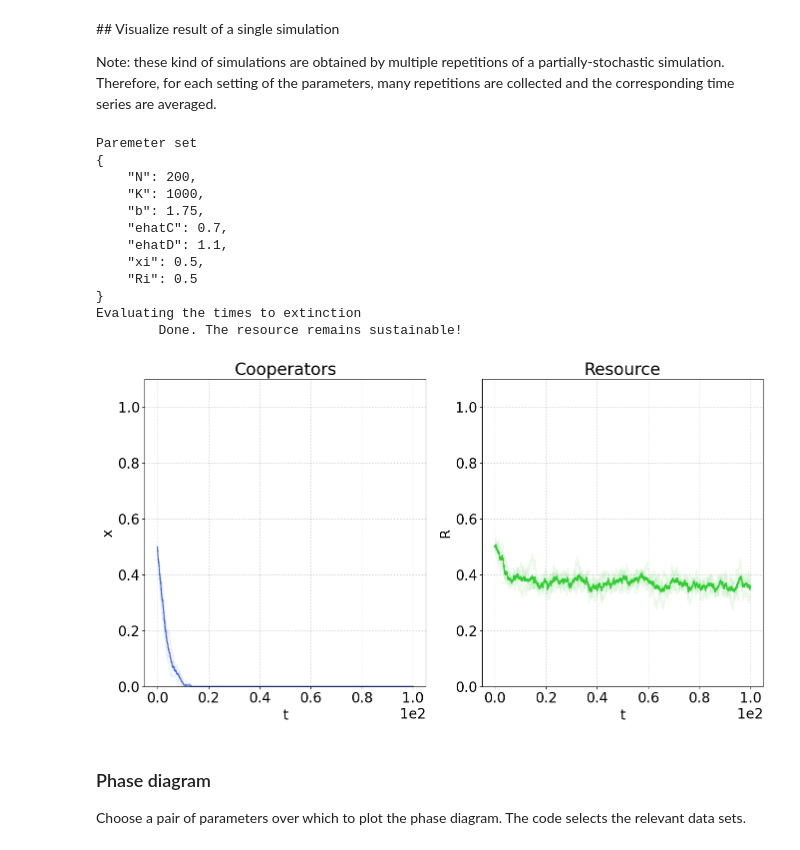
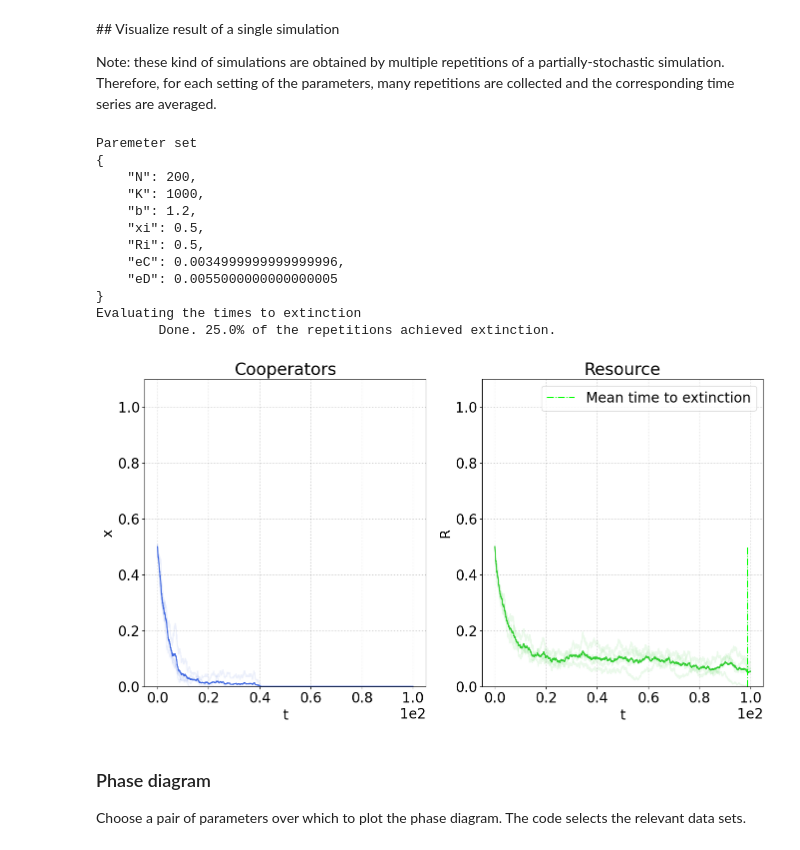
Before and after one commit to fabiomngzz/CPRSustainability, a Jupyter notebook: CPRSust_stochastic_dataAnalysis.ipynb, the cells around one changed output. Drawn from its saved outputs; the diff is of its cells as text; code cells hidden in the pictures.

```diff
--- a/CPRSust_stochastic_dataAnalysis.ipynb
+++ b/CPRSust_stochastic_dataAnalysis.ipynb
@@ -153,9 +155,9 @@ Choose a pair of parameters over which to plot the phase diagram. The code selec
 # %%
 if dataObj_MF:
     # Pair of parameters over which to build the PD
-    PDParamLabels_MF = ['b','ehatD']
+    PDParamLabels_MF = ['b','eD']
 
-    paramsGenericDict_MF = copy.copy(paramsDictVis_MF)
+    paramsGenericDict_MF = dataObj_MF[0][paramsLabel]
 
     # Object of blocked parameters
     fixedParams_MF = {k:v for k,v in paramsGenericDict_MF.items() if k not in PDParamLabels_MF}
@@ -173,9 +175,12 @@ if dataObj_MF:
     tExt_MF = []
     for obj in dataObjPD_MF:
         paramsAll = obj[paramsLabel]
-        param1PD = paramsAll[PDParamLabels_MF[0]]
-        param2PD = paramsAll[PDParamLabels_MF[1]]
-        paramsPDGrid.append({k: v for k,v in zip(PDParamLabels_MF,[param1PD,param2PD])})
+        #paramsAll = modifyExtractionRatesDictEntry(paramsAll)
+        paramsPD = [paramsAll[PDParamLabels_MF[0]],paramsAll[PDParamLabels_MF[1]]]
+        for i, l in enumerate(PDParamLabels_MF):
+            if l.startswith('e'):
+                paramsPD[i] = rescaleExtractionRate(paramsGenericDict_MF['N'], paramsPD[i])
+        paramsPDGrid.append({k: v for k,v in zip(PDParamLabels_MF,paramsPD)})
 
         t = obj[seriesLabel]['time']
         x = obj[seriesLabel]['cooperators']
@@ -247,16 +244,7 @@ if dataObj_detRes and visSingle_detRes:
         print(f'\tDone. {tExtObj_detRes['fraction']*100}% of the repetitions achieved extinction.')
 
     # Build a context object for evaluating the interpolating time series
-    contextVis_detRes = copy.copy(paramsDictVis_detRes)
-    contextVis_detRes['nodeStates'] = nodeStates
-    contextVis_detRes['R'] = dataObj_MF[idxVis_detRes][seriesLabel]['resource'][0]
-    xiVis_detRes = dataObj_MF[idxVis_detRes][seriesLabel]['cooperators'][0]
-    NVis_detRes = paramsDictVis_detRes['N']
-    zVis_detRes = np.zeros(NVis_detRes,dtype=int)
-    zVis_detRes[0:int(NVis_detRes*paramsDictVis_detRes['xi'])] = setVec(zVis_detRes[0:int(NVis_detRes*paramsDictVis_detRes['xi'])],nodeStates[2])
-    zVis_detRes[int(NVis_detRes*paramsDictVis_detRes['xi']):NVis_detRes] = setVec(zVis_detRes[int(NVis_detRes*paramsDictVis_detRes['xi']):NVis_detRes],nodeStates[3])
-    contextVis_detRes['varVec'] = zVis_detRes
-    contextVis_detRes = paramsDictVis_detRes | contextVis_detRes
+    contextVis_detRes = rebuildContext(nodeStates,dataObj_detRes[idxVis_detRes])
 
     # Calculate averages
     if all(len(obj['time']) == 1 for obj in seriesObjVis_detRes):
@@ -433,7 +417,7 @@ Note: these kind of simulations are obtained by multiple repetitions of a partia
 visSingle_stocRes = True
 
 if dataObj_stocRes and visSingle_stocRes:
-    idxVis_stocRes = 0
+    idxVis_stocRes = -1
 
     paramsDictVis_stocRes = dataObj_stocRes[idxVis_stocRes][paramsLabel]
     print('Paremeter set')
@@ -448,20 +432,7 @@ if dataObj_stocRes and visSingle_stocRes:
         print(f'\tDone. {tExtObj_stocRes['fraction']*100}% of the repetitions achieved extinction.')
 
     # Build a context object for evaluating the interpolating time series
-    contextVis_stocRes = copy.copy(paramsDictVis_stocRes)
-    contextVis_stocRes['nodeStates'] = nodeStates
-    contextVis_stocRes['extractionRates'] = [paramsDictVis_stocRes['ehatC'],paramsDictVis_stocRes['ehatD']]
-    RiVis_stocRes = seriesObjVis_stocRes[idxVis_stocRes]['resource'][0]
-    xiVis_stocRes = seriesObjVis_stocRes[idxVis_stocRes]['cooperators'][0]
-    KVis_stocRes = paramsDictVis_stocRes['K']
-    NVis_stocRes = paramsDictVis_stocRes['N']
-    zVis_stocRes = np.zeros(NVis_stocRes+KVis_stocRes,dtype=int)
-    zVis_stocRes[0:int(NVis_stocRes*paramsDictVis_stocRes['xi'])] = setVec(zVis_detRes[0:int(NVis_stocRes*paramsDictVis_stocRes['xi'])],nodeStates[2])
-    zVis_stocRes[int(NVis_stocRes*paramsDictVis_stocRes['xi']):NVis_stocRes] = setVec(zVis_stocRes[int(NVis_stocRes*paramsDictVis_stocRes['xi']):NVis_stocRes],nodeStates[3])
-    zVis_stocRes[NVis_stocRes:NVis_stocRes+int(KVis_stocRes*paramsDictVis_stocRes['Ri'])] = setVec(zVis_stocRes[NVis_stocRes:NVis_stocRes+int(KVis_stocRes*paramsDictVis_stocRes['Ri'])],nodeStates[1])
-    zVis_stocRes[NVis_stocRes+int(KVis_stocRes*paramsDictVis_stocRes['Ri']):] = setVec(zVis_stocRes[NVis_stocRes+int(KVis_stocRes*paramsDictVis_stocRes['Ri']):],nodeStates[0])
-    contextVis_stocRes['varVec'] = zVis_stocRes
-    contextVis_stocRes = paramsDictVis_detRes | contextVis_stocRes
+    contextVis_stocRes = rebuildContext(nodeStates,dataObj_stocRes[idxVis_stocRes])
 
     # Calculate averages
     tSeriesVisAvg_stocRes = tVecCommon(seriesObjVis_stocRes,contextVis_stocRes,reactsCPRsust_homogeneous_stocRes)
@@ -483,39 +454,39 @@ if dataObj_stocRes and visSingle_stocRes:
             'ylabel' : 'x',
             'yLims' : [0, 1.1]
         },
         {
             'name' : 'Resource',
             'x' : [s['time'] for s in seriesObjVis_stocRes],
             'xCommon' : tSeriesVisAvg_stocRes,
             'y' : [s['resource'] for s in seriesObjVis_stocRes],
             'yMean' : RSeriesAvgVis_stocRes,
             'color' : 'limegreen',
             'xlabel' : 't',
             'ylabel' : 'R',
             'yLims' : [0,1.1]
         }
     ]
 
     fig_stocRes, ax_stocRes = CPRSustStocSimPlot(plotsObj)
     if tExtObj_stocRes['mean']:
         ax_stocRes[1].vlines(tExtObj_stocRes['mean'],0,paramsDictVis_stocRes['Ri'],colors='lime',linestyle='-.',label='Mean time to extinction')
         ax_stocRes[1].legend()
 
     plt.show()
 # %% [output]
 Paremeter set
 {
     "N": 200,
     "K": 1000,
-    "b": 1.75,
-    "ehatC": 0.7,
-    "ehatD": 1.1,
+    "b": 1.2,
     "xi": 0.5,
-    "Ri": 0.5
+    "Ri": 0.5,
+    "eC": 0.0034999999999999996,
+    "eD": 0.0055000000000000005
 }
 Evaluating the times to extinction
-        Done. The resource remains sustainable!
+        Done. 25.0% of the repetitions achieved extinction.
-[figure, old version]
+[figure, new version]
 # %% [markdown]
 ### Phase diagram
 
```
Also changed, not shown: parts of 11 cells of this notebook, 5 other files.
